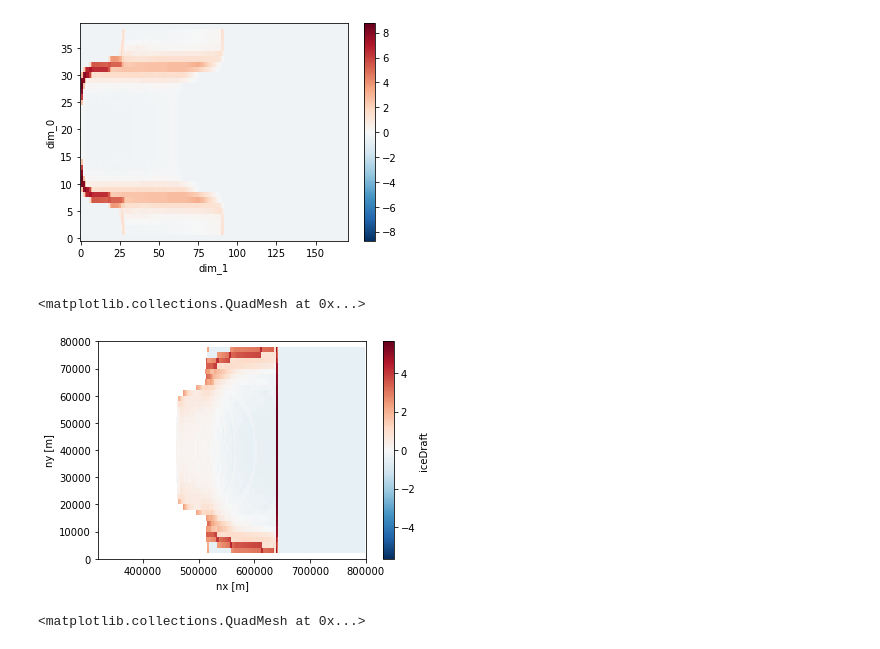
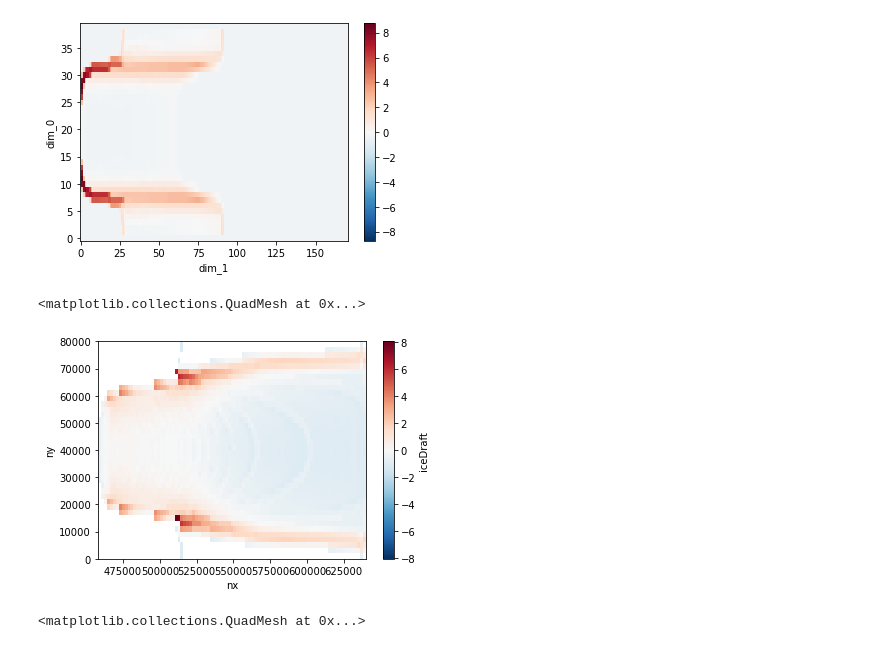
Before and after one commit to BenBouiss/NN_intern_2022, a Jupyter notebook: Prepping_data_NN.ipynb, the cells around one changed output. Saved outputs shown, nothing was run; the diff lists cells and outputs as text; code cells hidden in the pictures.

```diff
--- a/Prepping_data_NN.ipynb
+++ b/Prepping_data_NN.ipynb
@@ -60,8 +47,8 @@ def New_get_depth_temp_sal(df, Data):
     return T, S
 # %%
 def Get_Ground_line(df, Arr):
-    ys, xs = np.array(df.ny), np.array(df.ny)
-    y, x = xr.DataArray(ys), xr.DataArray(xs)
+#    ys, xs = np.array(df.ny), np.array(df.nx)
+#    y, x = xr.DataArray(ys), xr.DataArray(xs)
     Arr = Arr.fillna(-9999)
     a = Arr.stack(grid=['ny', 'nx'])
     Grounds = a[a == -9999]
@@ -286,16 +303,34 @@ xr.DataArray(N_slop).plot()
 [figure]
 # %%
 ARR = Data.iceDraft#.dropna('nx', 'all').fillna(0)
+ARR = xr.where(ARR < 100., 100, ARR)
+#ARR = ARR.fillna(ARR.max())
 x0, x1, y0, y1 = (ARR.shift(nx = -1, fill_value = np.nan), ARR.shift(nx = 1, fill_value = np.nan),
                   ARR.shift(ny = -1, fill_value = np.nan), ARR.shift(ny = 1, fill_value = np.nan))
 dx = (x1 - x0)
 dy = (y1 - y0)
 d = (dx**2 + dy**2)**.5
+d = d.interpolate_na(dim = "nx", use_coordinate = True, method = 'nearest', fill_value='extrapolate')
+
 Slope = (d - d.mean()) / d.std()
-Slope.plot()
-# %% [output]
-<matplotlib.collections.QuadMesh at 0x...>
-[figure, removed]
+# %%
+ARR = df.set_index(['nx', 'ny'])['iceDraft'].to_xarray()
+ARR = xr.where(ARR < 100, 100, ARR)
+#ARR = xr.where(ARR == -9999, BATT, ARR)
+x0, x1, y0, y1 = (ARR.shift(nx = -1, fill_value = np.nan).interpolate_na(dim = "nx", use_coordinate = True, method = 'nearest', fill_value='extrapolate'),
+                  ARR.shift(nx = 1, fill_value = np.nan).interpolate_na(dim = "nx", use_coordinate = True, method = 'nearest', fill_value='extrapolate'),
+                  ARR.shift(ny = -1, fill_value = np.nan).interpolate_na(dim = "ny", use_coordinate = True, method = 'nearest', fill_value='extrapolate'),
+                  ARR.shift(ny = 1, fill_value = np.nan).interpolate_na(dim = "ny", use_coordinate = True, method = 'nearest', fill_value='extrapolate'))
+dx = (x1 - x0)
+dy = (y1 - y0)
+d = (dx**2 + dy**2)**.5
+
+#Slope = (d - d.mean()) / d.std()
+slope = d.sel(nx = x, ny = y).to_dataframe().set_index(['ny', 'nx']).to_xarray().iceDraft
+((slope - slope.mean())/slope.std()).plot()
+# %% [output]
+<matplotlib.collections.QuadMesh at 0x...>
+[figure, added]
 # %%
 ARR = Data.iceDraft#.dropna('nx', 'all').fillna(0)
 d, f, h, b = (ARR.shift(nx = -1, fill_value = np.nan), ARR.shift(nx = 1, fill_value = np.nan),
```
Also changed, not shown: parts of 13 cells of this notebook, 1 other file.
